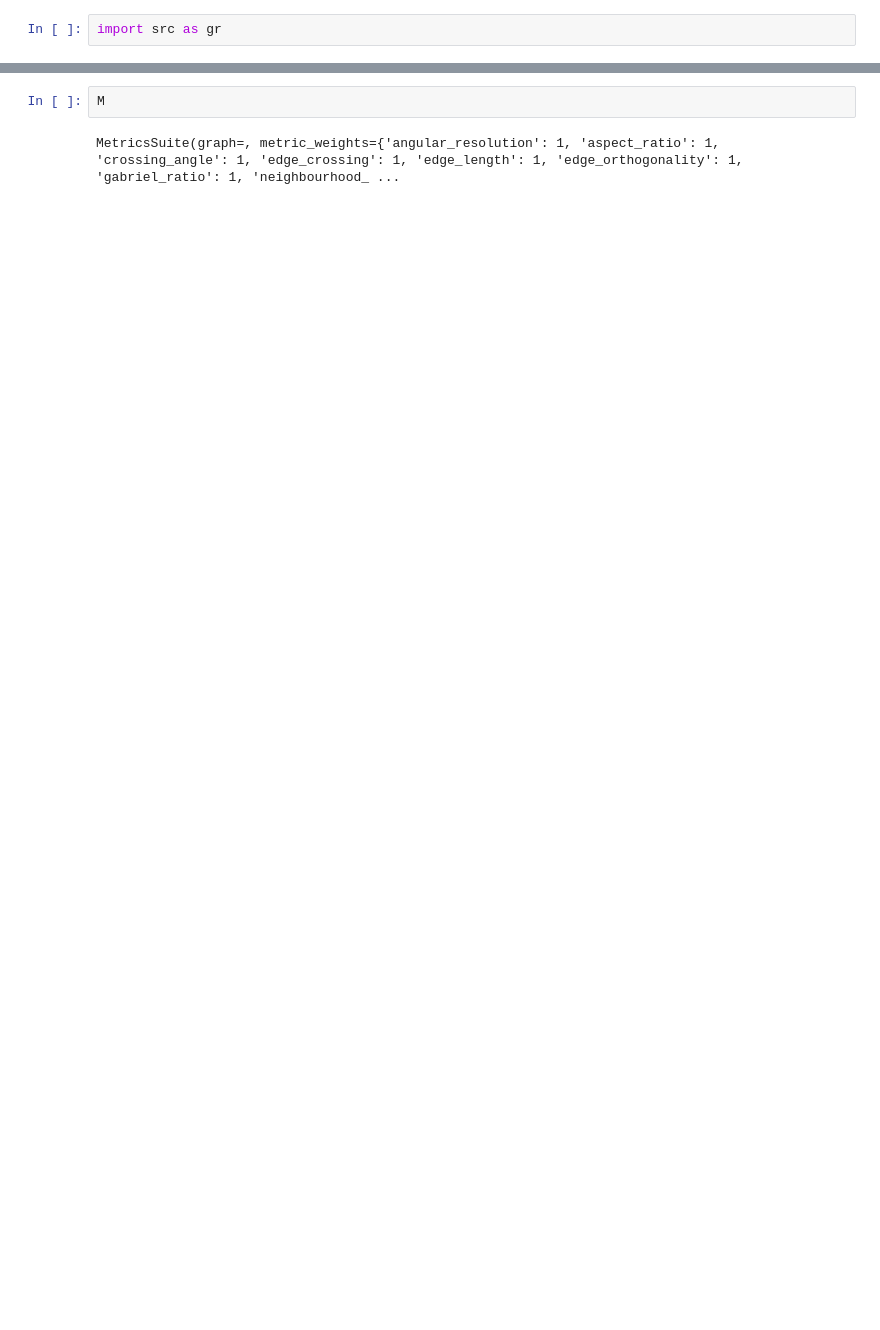
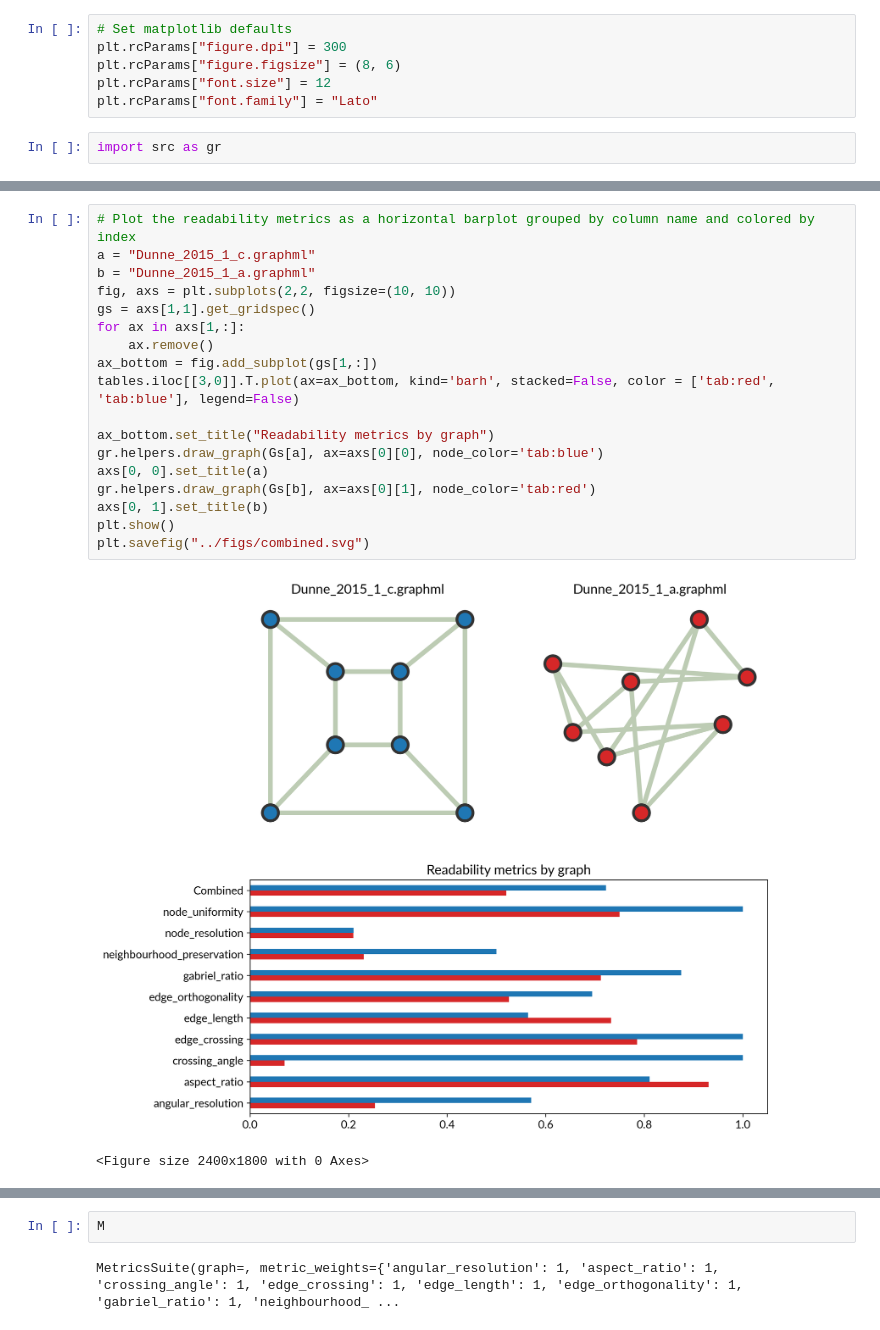
Before and after one commit to PhilipMathieu/graphreadability, a Jupyter notebook: notebooks/tests.ipynb, the cells around one changed output, grey strips where cells are left out. Drawn from its saved outputs; the diff is of its cells as text; blank space fills up the shorter version.

```diff
--- a/notebooks/tests.ipynb
+++ b/notebooks/tests.ipynb
@@ -7,6 +7,12 @@ import pandas as pd
 import matplotlib.pyplot as plt
 import seaborn as sns
 import os
+# %%
+# Set matplotlib defaults
+plt.rcParams["figure.dpi"] = 300
+plt.rcParams["figure.figsize"] = (8, 6)
+plt.rcParams["font.size"] = 12
+plt.rcParams["font.family"] = "Lato"
 # %%
 import src as gr
 # %%
@@ -164,0 +109,21 @@ tables
+# %%
+# Plot the readability metrics as a horizontal barplot grouped by column name and colored by index
+a = "Dunne_2015_1_c.graphml"
+b = "Dunne_2015_1_a.graphml"
+fig, axs = plt.subplots(2,2, figsize=(10, 10))
+gs = axs[1,1].get_gridspec()
+for ax in axs[1,:]:
+    ax.remove()
+ax_bottom = fig.add_subplot(gs[1,:])
+tables.iloc[[3,0]].T.plot(ax=ax_bottom, kind='barh', stacked=False, color = ['tab:red', 'tab:blue'], legend=False)
+
+ax_bottom.set_title("Readability metrics by graph")
+gr.helpers.draw_graph(Gs[a], ax=axs[0][0], node_color='tab:blue')
+axs[0, 0].set_title(a)
+gr.helpers.draw_graph(Gs[b], ax=axs[0][1], node_color='tab:red')
+axs[0, 1].set_title(b)
+plt.show()
+plt.savefig("../figs/combined.svg")
+# %% [output]
+[figure, added]
+<Figure size 2400x1800 with 0 Axes>
```
Also changed, not shown: parts of 11 cells of this notebook, 8 other files.
